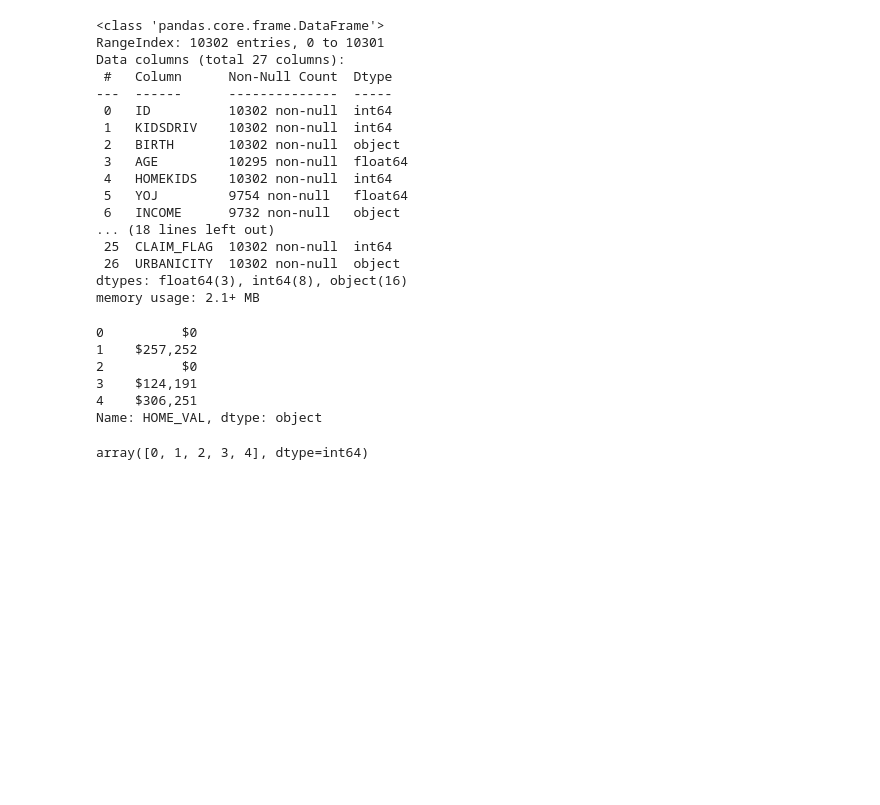
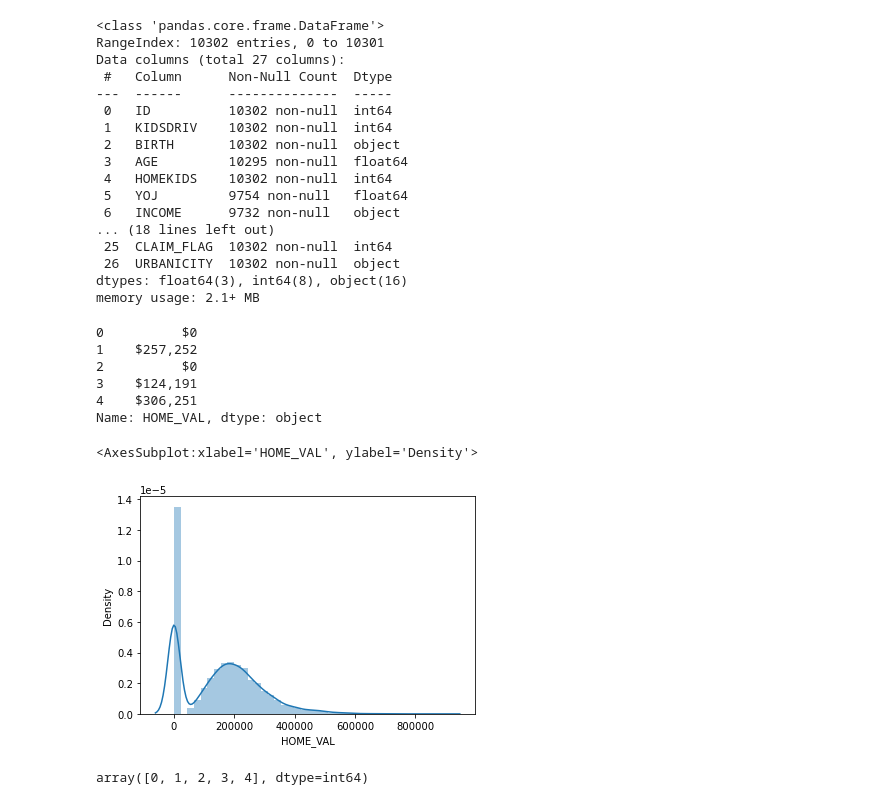
Before and after one commit to Moon88888/Savvy-Squad, a Jupyter notebook: latest_proj.ipynb, the cells around one changed output. Cells and saved outputs as stored; diff of their text form; code cells hidden in the pictures; blank space fills up the shorter version.

```diff
--- a/latest_proj.ipynb
+++ b/latest_proj.ipynb
@@ -87,6 +87,11 @@ df['HOME_VAL'].head()
 3    $124,191
 4    $306,251
 Name: HOME_VAL, dtype: object
+# %%
+sns.distplot(df['HOME_VAL'])
+# %% [output]
+<AxesSubplot:xlabel='HOME_VAL', ylabel='Density'>
+[figure, added]
 # %%
 df['KIDSDRIV'].unique()
 # %% [output]
```
Also changed, not shown: parts of 169 cells of this notebook.
